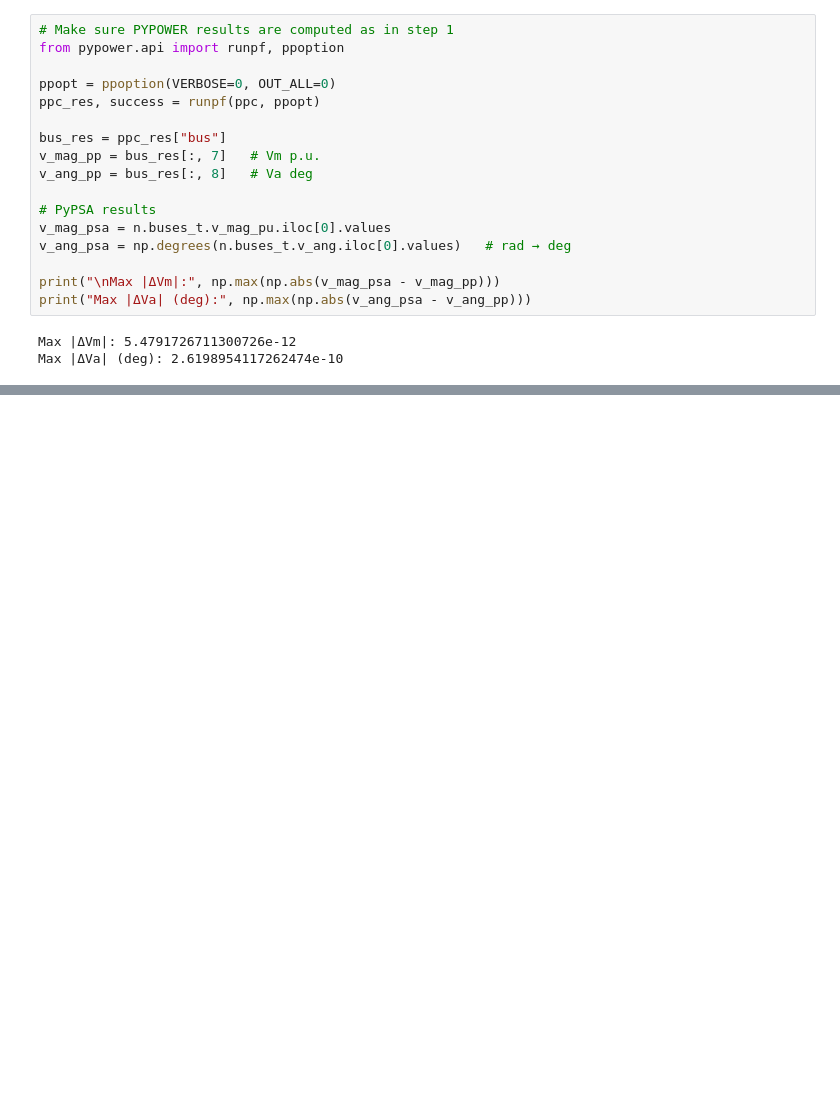
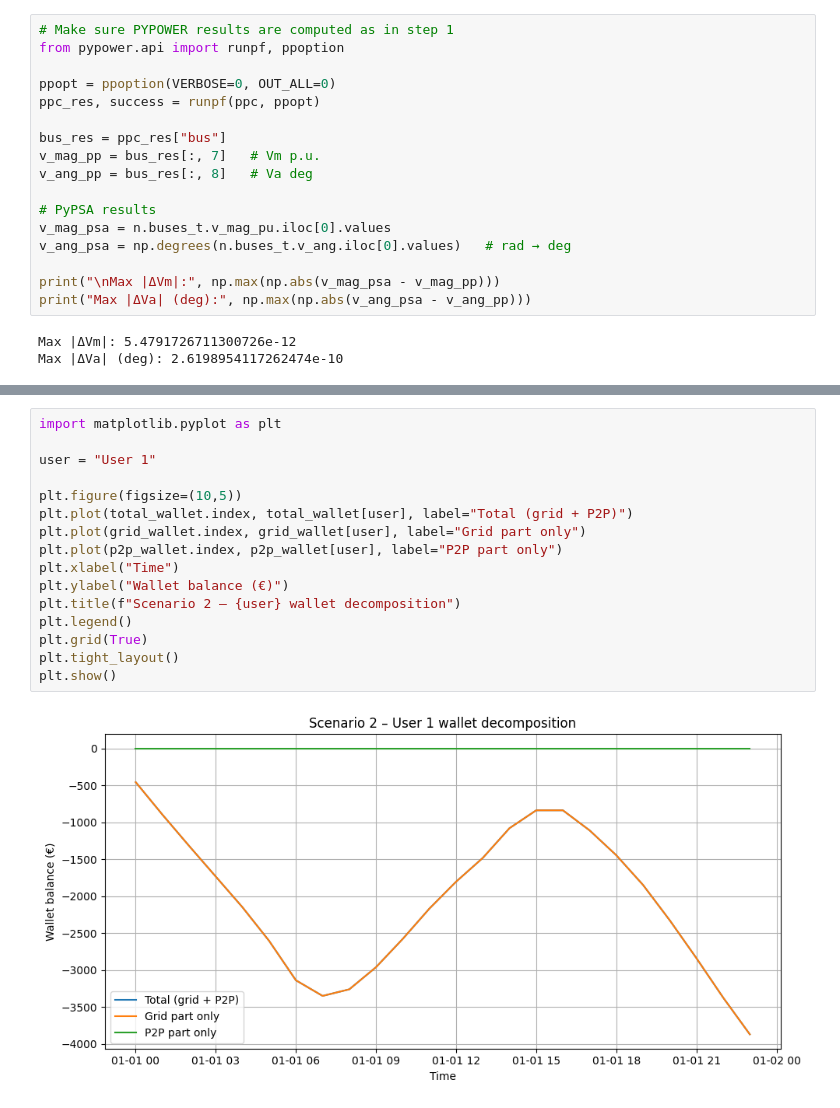
Before and after one commit to YWEnoda/OPF, a Jupyter notebook: OPF_P2P_Case14.ipynb, the cells around one changed output, grey strips where cells are left out. Cells and saved outputs as stored; diff of their text form; blank space fills up the shorter version.

```diff
--- a/OPF_P2P_Case14.ipynb
+++ b/OPF_P2P_Case14.ipynb
@@ -231,0 +1310,18 @@ Max |ΔVa| (deg): 2.6198954117262474e-10
+# %%
+import matplotlib.pyplot as plt
+
+user = "User 1"
+
+plt.figure(figsize=(10,5))
+plt.plot(total_wallet.index, total_wallet[user], label="Total (grid + P2P)")
+plt.plot(grid_wallet.index, grid_wallet[user], label="Grid part only")
+plt.plot(p2p_wallet.index, p2p_wallet[user], label="P2P part only")
+plt.xlabel("Time")
+plt.ylabel("Wallet balance (€)")
+plt.title(f"Scenario 2 – {user} wallet decomposition")
+plt.legend()
+plt.grid(True)
+plt.tight_layout()
+plt.show()
+# %% [output]
+[figure, added]
```
Also changed, not shown: parts of 41 cells of this notebook.
